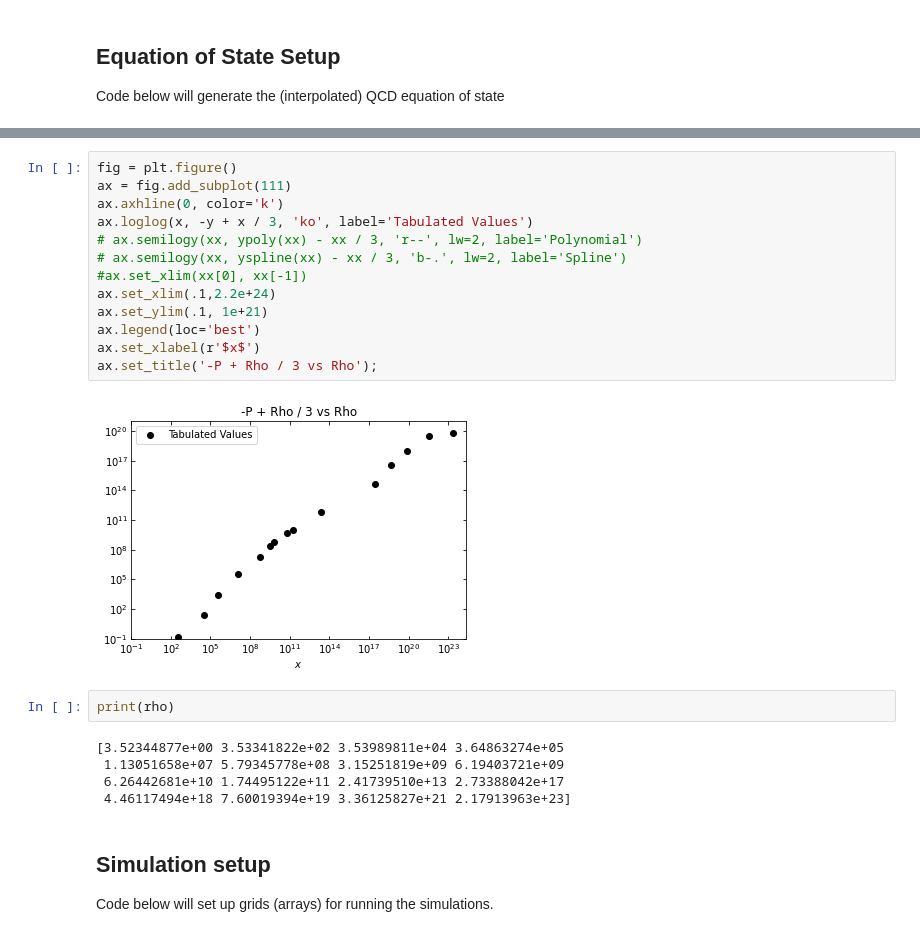
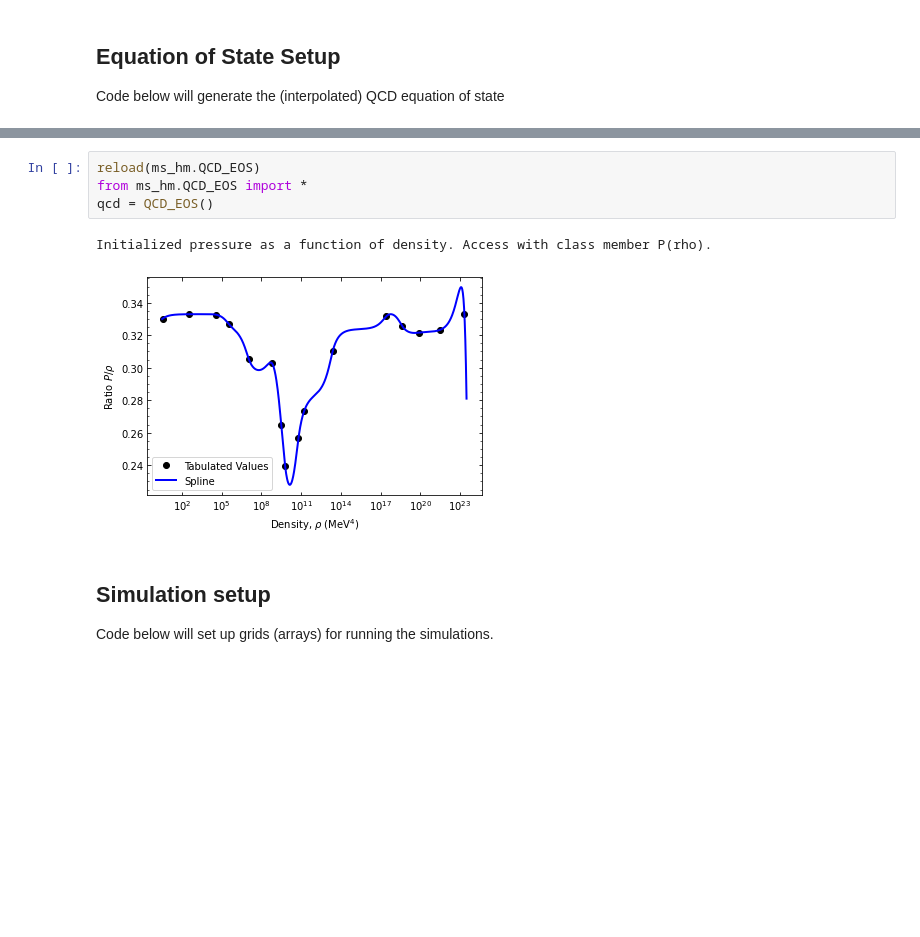
Before and after one commit to jbmertens/criticalcollapse, a Jupyter notebook: Critical_scaling.ipynb, the cells around one changed output, grey strips where cells are left out. Drawn from its saved outputs; the diff is of its cells as text; blank space fills up the shorter version.

```diff
--- a/Critical_scaling.ipynb
+++ b/Critical_scaling.ipynb
@@ -240,25 +196,10 @@ ax.set_title('P vs Rho');
-# %%
-fig = plt.figure()
-ax = fig.add_subplot(111)
-ax.axhline(0, color='k')
-ax.loglog(x, -y + x / 3, 'ko', label='Tabulated Values')
-# ax.semilogy(xx, ypoly(xx) - xx / 3, 'r--', lw=2, label='Polynomial')
-# ax.semilogy(xx, yspline(xx) - xx / 3, 'b-.', lw=2, label='Spline')
-#ax.set_xlim(xx[0], xx[-1])
-ax.set_xlim(.1,2.2e+24)
-ax.set_ylim(.1, 1e+21)
-ax.legend(loc='best')
-ax.set_xlabel(r'$x$')
-ax.set_title('-P + Rho / 3 vs Rho');
-# %% [output]
-[figure, removed]
-# %%
-print(rho)
-# %% [output]
-[3.52344877e+00 3.53341822e+02 3.53989811e+04 3.64863274e+05
- 1.13051658e+07 5.79345778e+08 3.15251819e+09 6.19403721e+09
- 6.26442681e+10 1.74495122e+11 2.41739510e+13 2.73388042e+17
- 4.46117494e+18 7.60019394e+19 3.36125827e+21 2.17913963e+23]
+# %%
+reload(ms_hm.QCD_EOS)
+from ms_hm.QCD_EOS import *
+qcd = QCD_EOS()
+# %% [output]
+Initialized pressure as a function of density. Access with class member P(rho).
+[figure, added]
 # %% [markdown]
 ## Simulation setup
 
```
Also changed, not shown: parts of 12 cells of this notebook, 2 other files.
